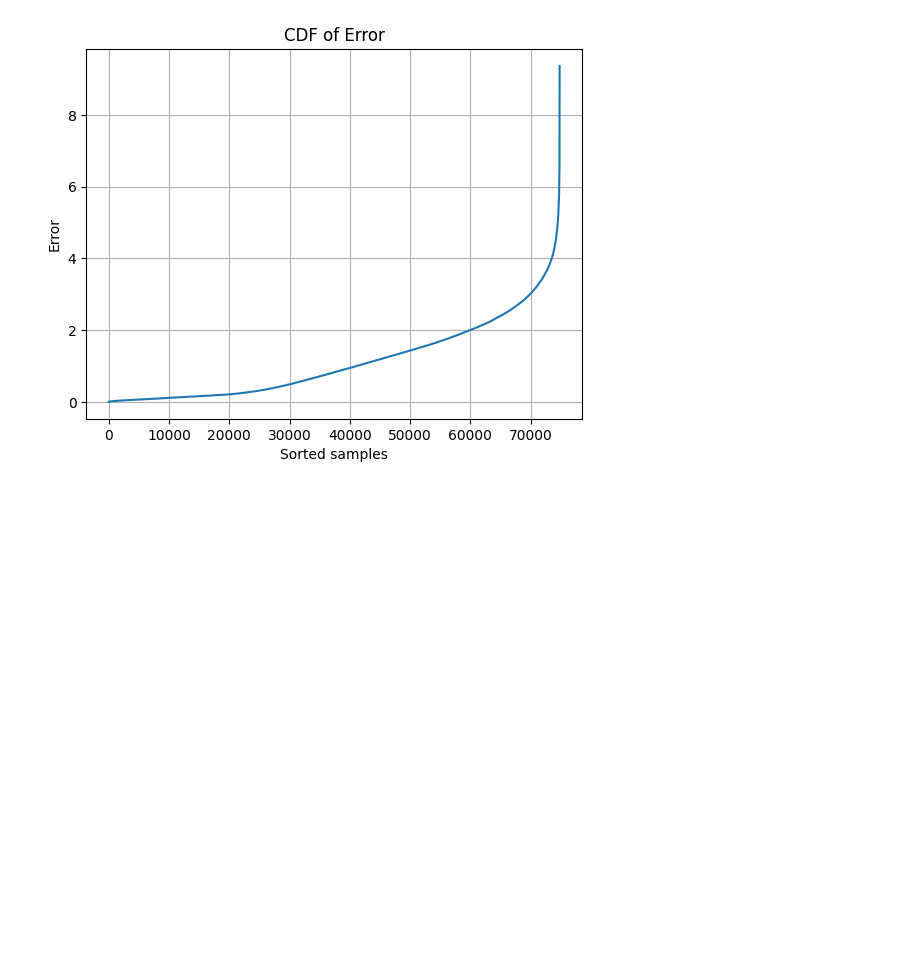
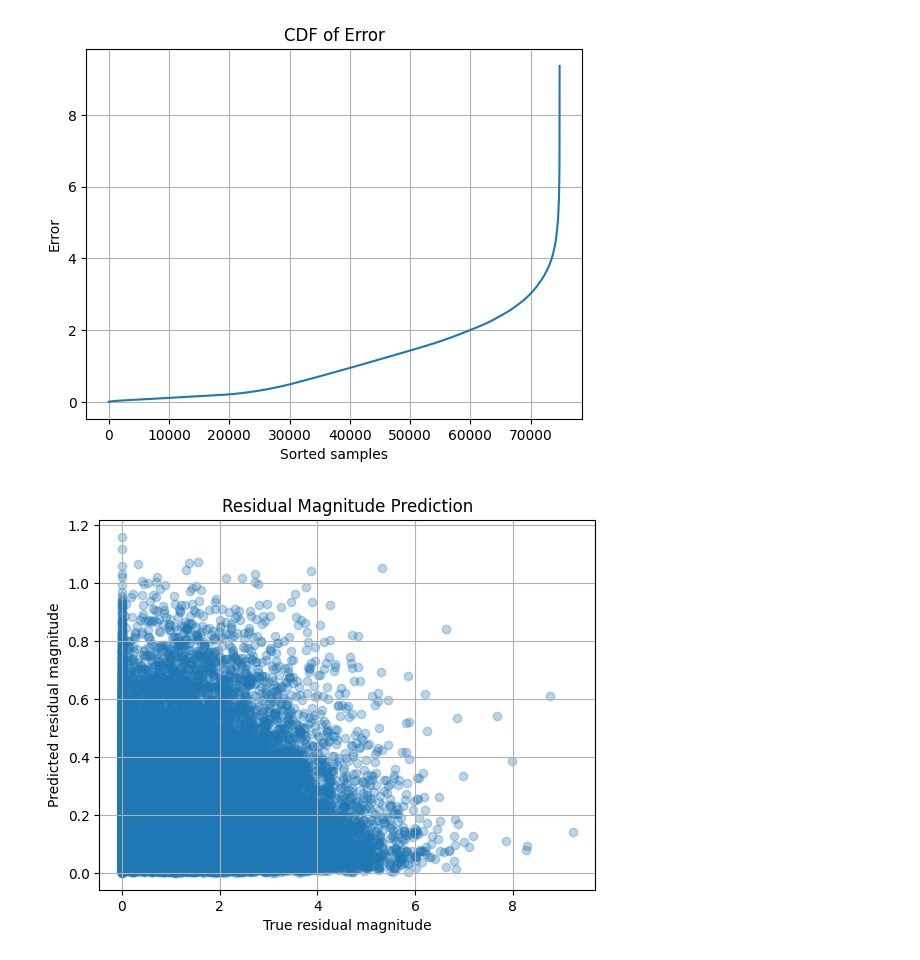
Before and after one commit to AmirBnsL/gnn_drone_project, a Jupyter notebook: residual_correction/visualize.ipynb, the cells around one changed output. Cells and saved outputs as stored; diff of their text form; code cells hidden in the pictures; blank space fills up the shorter version.

Commit message:
some plots added

```diff
--- a/residual_correction/visualize.ipynb
+++ b/residual_correction/visualize.ipynb
@@ -102,3 +102,17 @@ plt.savefig("plots/error_cdf.png", dpi=200)
 plt.show()
 # %% [output]
 [figure]
+# %%
+pred_norm = torch.norm(preds, dim=1)
+true_norm = torch.norm(targets, dim=1)
+
+plt.figure()
+plt.scatter(true_norm.numpy(), pred_norm.numpy(), alpha=0.3)
+plt.xlabel("True residual magnitude")
+plt.ylabel("Predicted residual magnitude")
+plt.title("Residual Magnitude Prediction")
+plt.grid()
+plt.savefig("plots/magnitude_scatter.png", dpi=200)
+plt.show()
+# %% [output]
+[figure, added]
```
Also changed, not shown: 3 other files.
